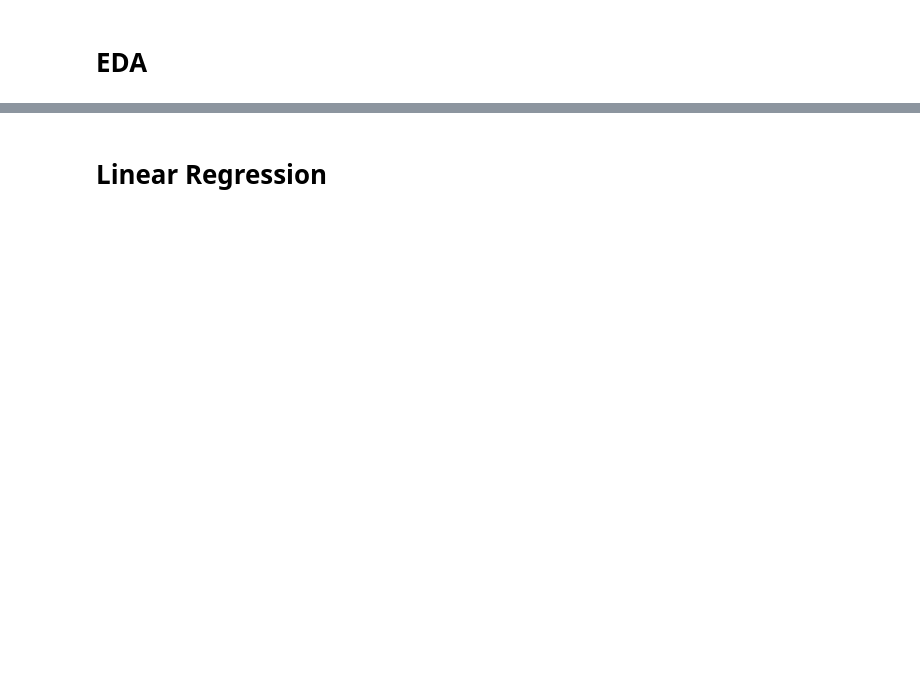
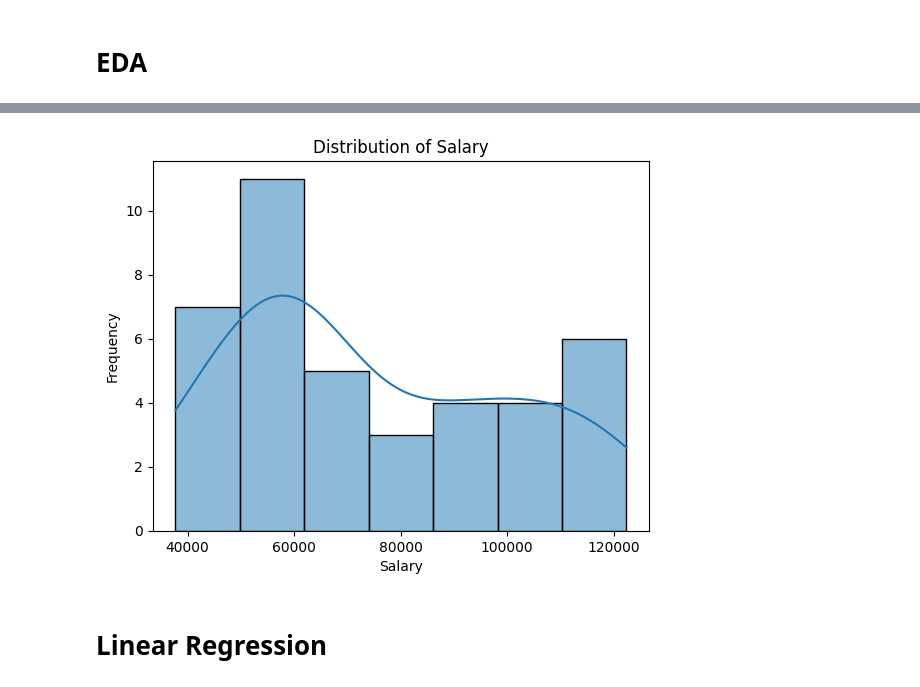
Before and after one commit to rakibulbhuiyan/mechine_learning, a Jupyter notebook: Assignment 01 - Salary Prediction.ipynb, the cells around one changed output, grey strips where cells are left out. Cells and saved outputs as stored; diff of their text form; code cells hidden in the pictures; blank space fills up the shorter version.

```diff
--- a/Assignment 01 - Salary Prediction.ipynb
+++ b/Assignment 01 - Salary Prediction.ipynb
@@ -18,2 +61,11 @@ dataset.head()
+# %%
+import seaborn as sns
+sns.histplot(dataset['Salary'], kde=True)
+plt.xlabel('Salary')
+plt.ylabel('Frequency')
+plt.title('Distribution of Salary')
+plt.show()
+# %% [output]
+[figure, added]
 # %% [markdown]
 # Linear Regression
```
Also changed, not shown: parts of 21 cells of this notebook, 11 other files.
